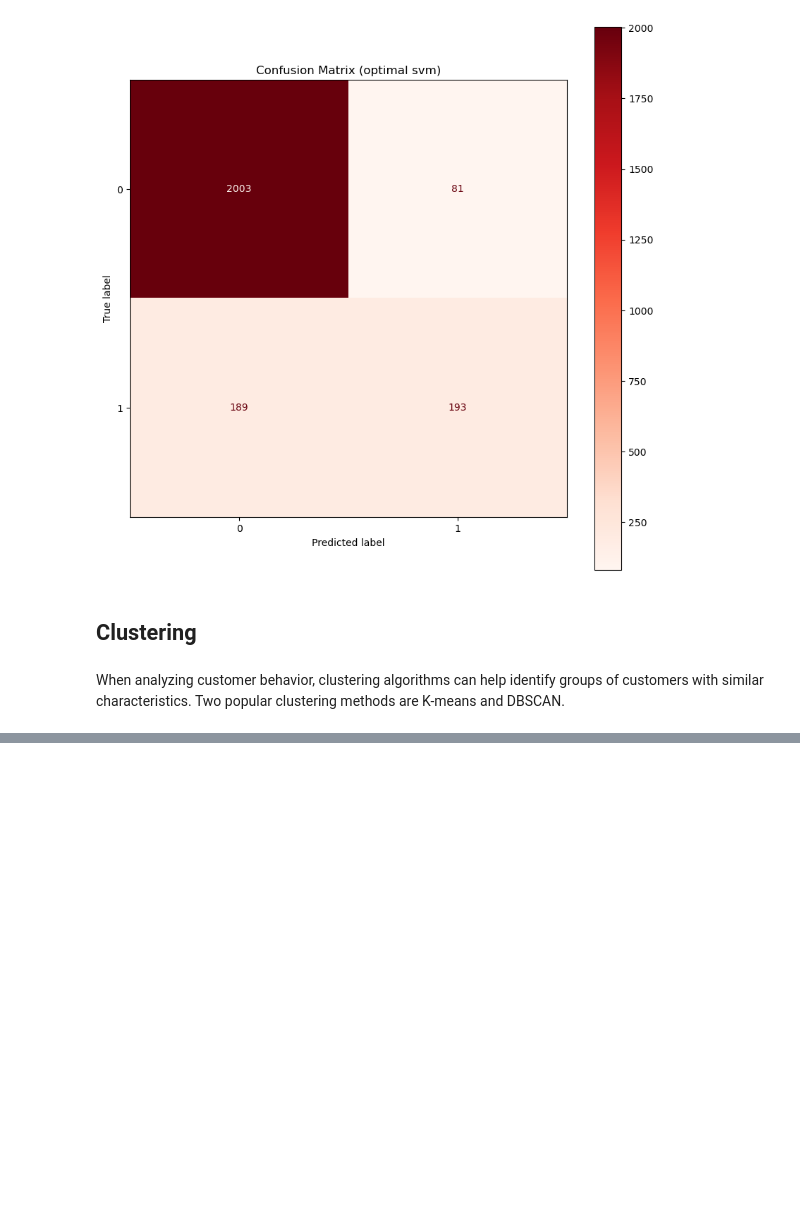
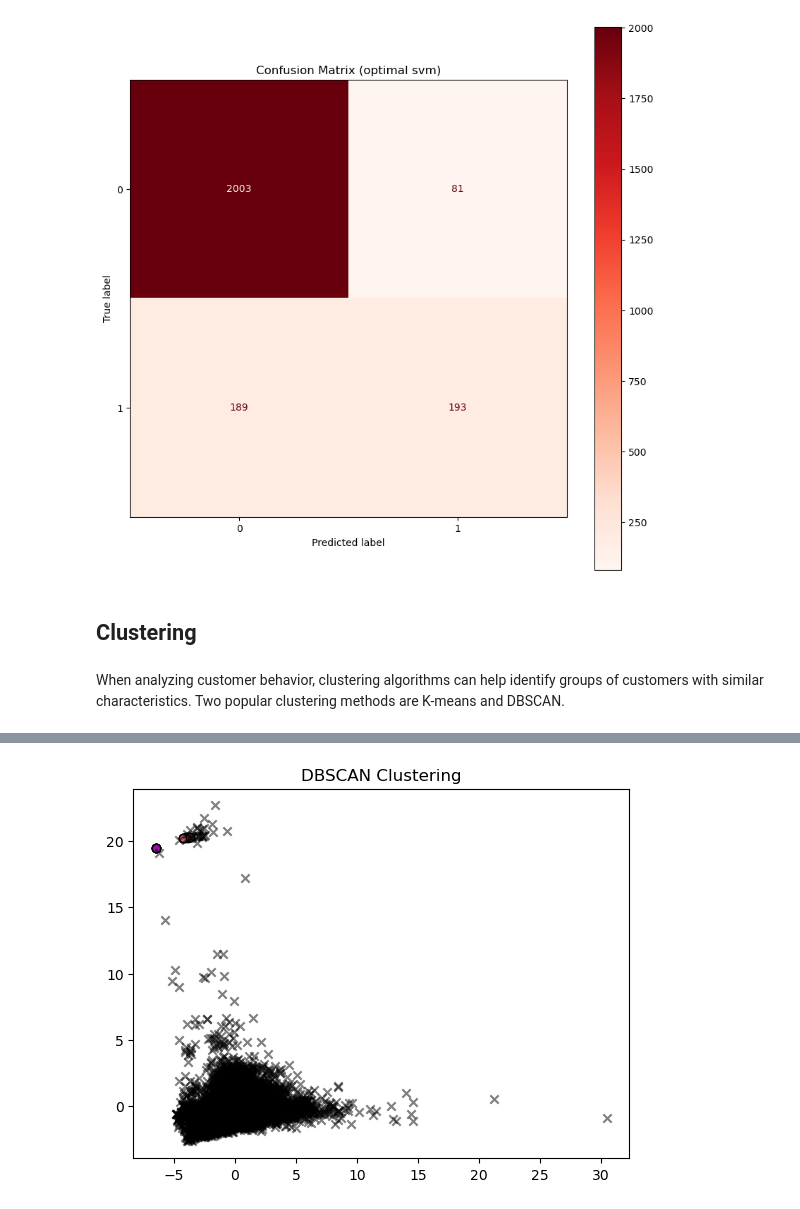
Before and after one commit to Abtinz/Machine-Learning-with-Python, a Jupyter notebook: DataMining/Classification/P3.ipynb, the cells around one changed output, grey strips where cells are left out. Cells and saved outputs as stored; diff of their text form; code cells hidden in the pictures; blank space fills up the shorter version.

```diff
--- a/DataMining/Classification/P3.ipynb
+++ b/DataMining/Classification/P3.ipynb
@@ -537,0 +592,28 @@ When analyzing customer behavior, clustering algorithms can help identify groups
+# %%
+#DBSCAN
+
+dbscan = DBSCAN(eps=0.5, min_samples=5)
+prediction = dbscan.fit_predict(X_train_pca)
+
+labels = set(prediction)
+
+colors = plt.cm.plasma(np.linspace(0, 1, len(labels)))
+
+for label, color in zip(labels, colors):
+    if label == -1:
+        cluster_color = 'k'
+        marker = 'x'
+        alpha = 0.5
+    else:
+        cluster_color = color
+        marker = 'o'
+        alpha = 1.0
+
+    mask = (prediction == label)
+
+    plt.scatter(X_train_pca[mask, 0], X_train_pca[mask, 1], c=[cluster_color], label=f'Cluster {label}', marker=marker, alpha=alpha, edgecolor='k')
+    plt.title('DBSCAN Clustering')
+
+#plt.scatter(X_train_pca[:, 0], X_train_pca[:, 1], c=prediction , cmap="Accent", marker='o', edgecolor='black', s=100);
+# %% [output]
+[figure, added]
```
Also changed, not shown: parts of 7 cells of this notebook.
